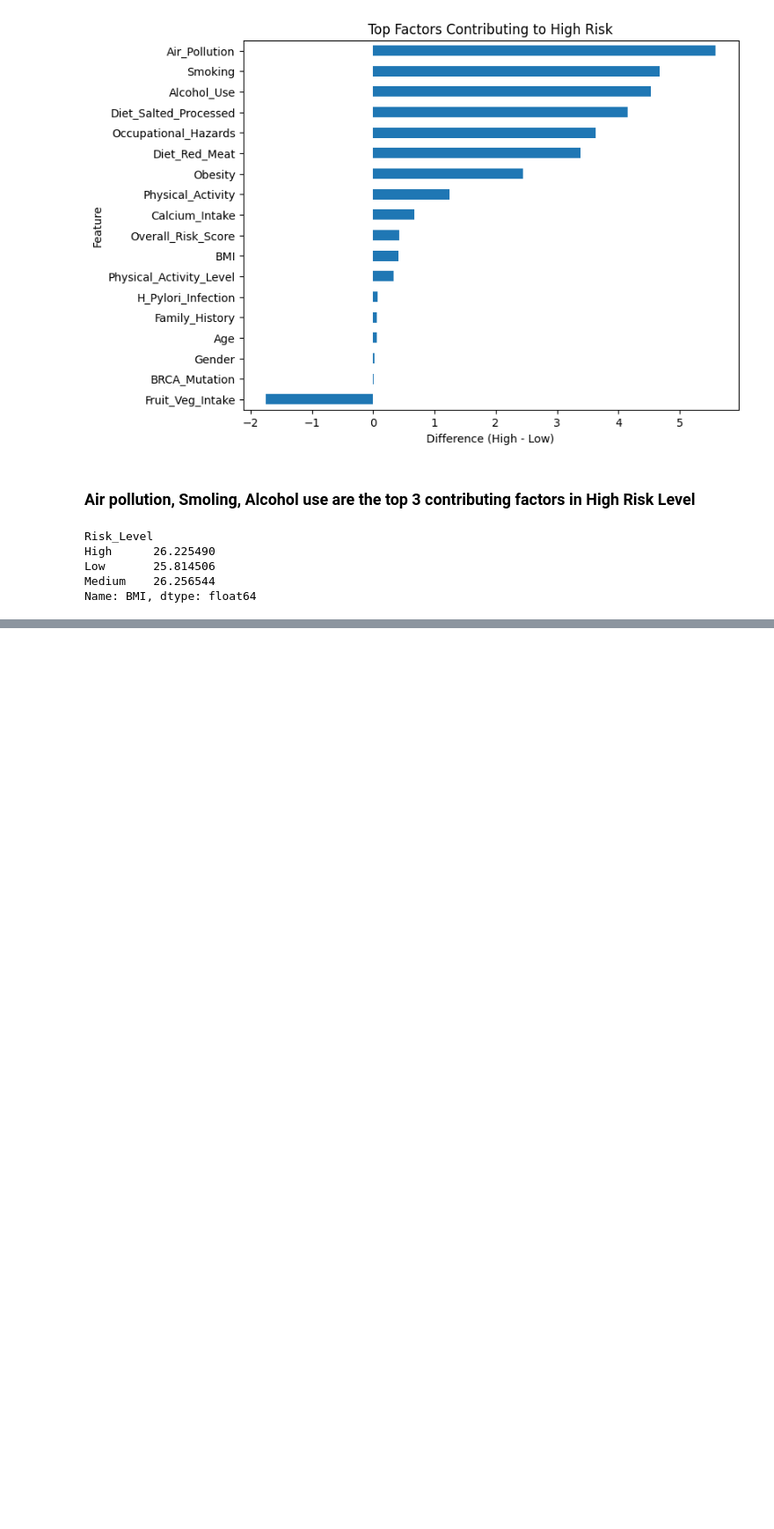
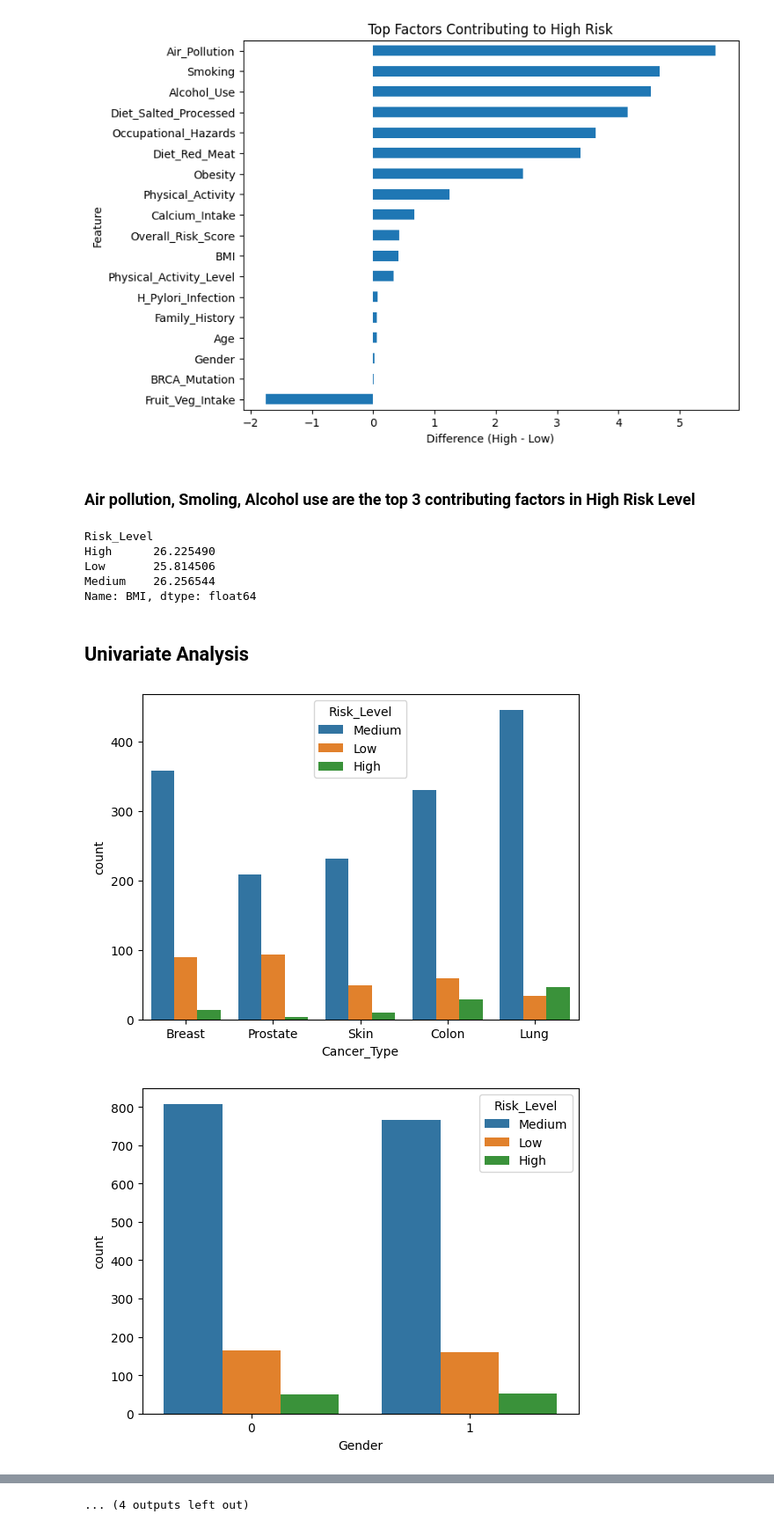
Before and after one commit to RichelCode/Cancer_Risk_Prediction, a Jupyter notebook: notebooks/01_eda.ipynb, the cells around one changed output, grey strips where cells are left out. Shown at 88% size. Saved outputs shown, nothing was run; the diff lists cells and outputs as text; code cells hidden in the pictures; blank space fills up the shorter version.

Commit message:
Completed Univariate Exploratory Analysis

```diff
--- a/notebooks/01_eda.ipynb
+++ b/notebooks/01_eda.ipynb
@@ -245,3 +245,12 @@ High      26.225490
 Low       25.814506
 Medium    26.256544
 Name: BMI, dtype: float64
+# %% [markdown]
+## Univariate Analysis
+# %%
+for i,predictor in enumerate(df.drop(columns=['Patient_ID','Risk_Level','Age','Overall_Risk_Score','BMI'])):
+    plt.figure(i)
+    sns.countplot(data=df,x=predictor,hue='Risk_Level')
+# %% [output]
+[figure, added]
+[figure, added]
@@ -247,0 +267 @@ Name: BMI, dtype: float64
+... (4 outputs left out)
```
Also changed, not shown: parts of 1 cell of this notebook.
